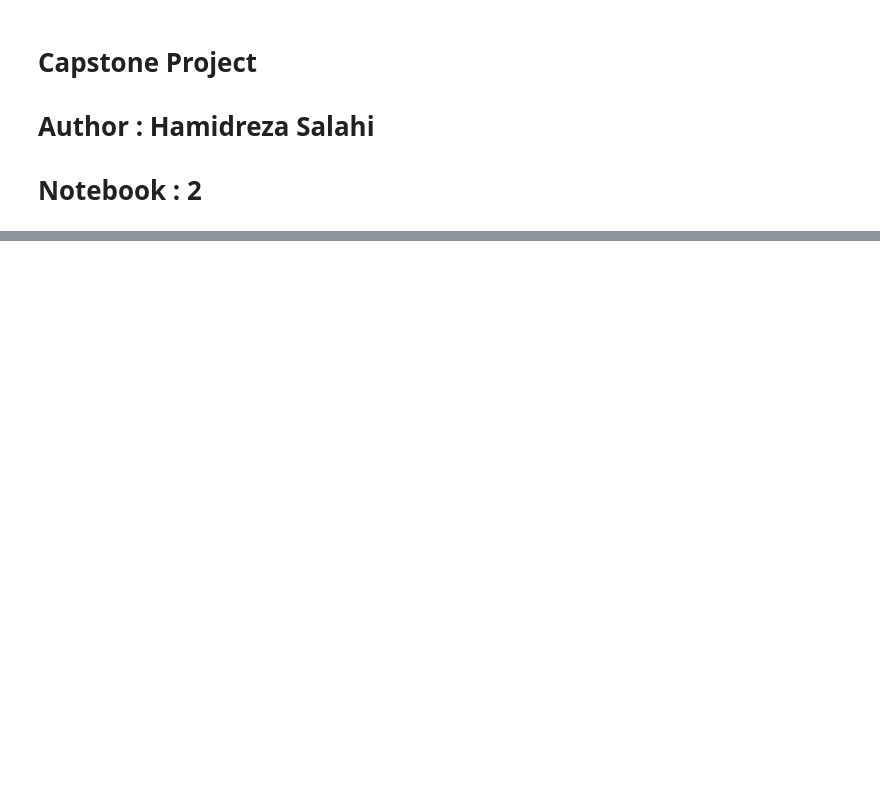
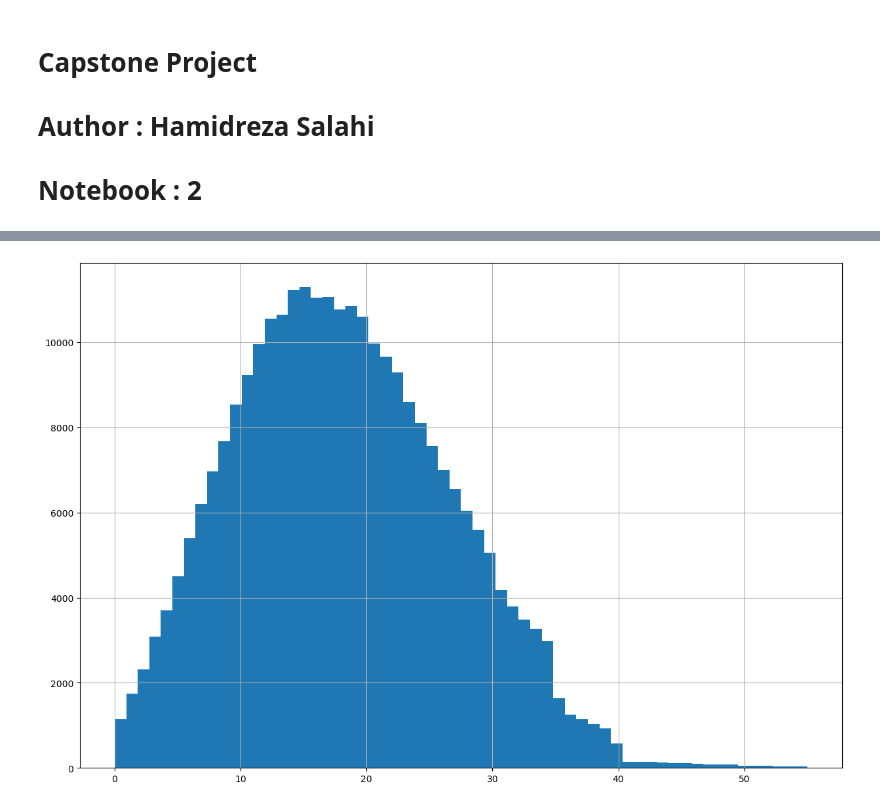
Before and after one commit to hsalahi23/Loan-application-predictor, a Jupyter notebook: Notebook2.ipynb, the cells around one changed output, grey strips where cells are left out. Cells and saved outputs as stored; diff of their text form; code cells hidden in the pictures; blank space fills up the shorter version.

```diff
--- a/Notebook2.ipynb
+++ b/Notebook2.ipynb
@@ -168,0 +48,5 @@ loan_sample.columns
+# %%
+loan_sample[loan_sample['dti']<55]['dti'].hist(bins=60, figsize=(15, 10))
+plt.show()
+# %% [output]
+[figure, added]
```
Also changed, not shown: parts of 63 cells of this notebook, 1 other file.
